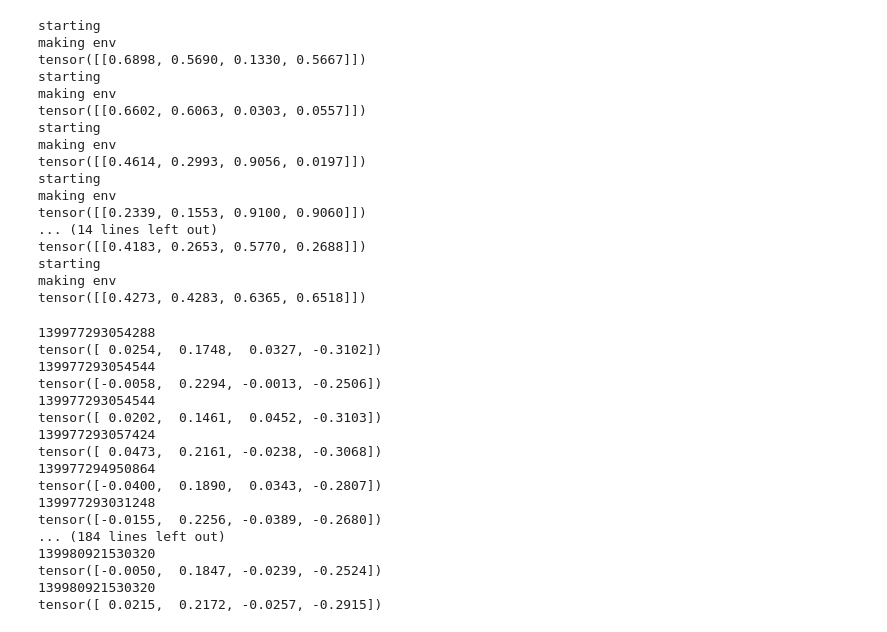
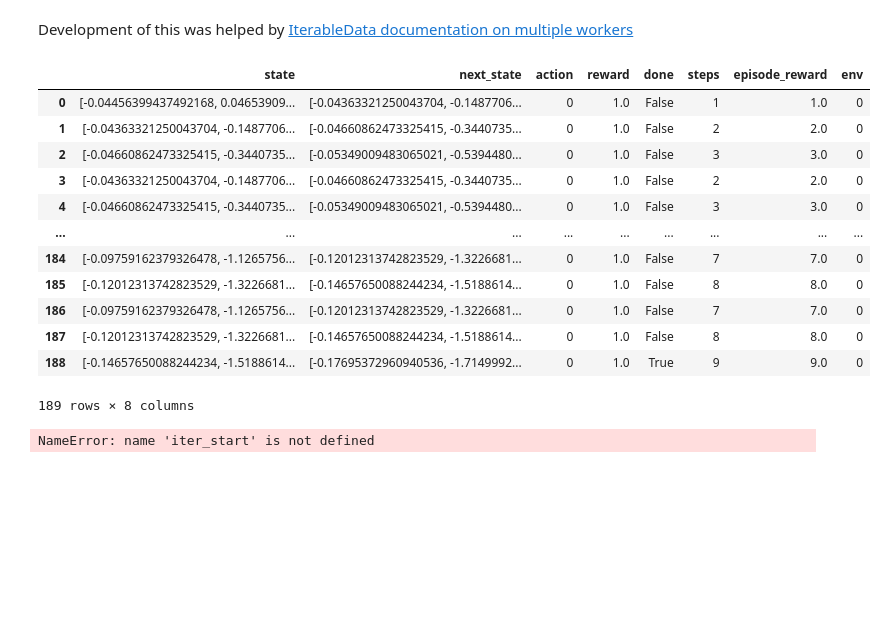
Before and after one commit to josiahls/fast-reinforcement-learning-2, a Jupyter notebook: nbs/05_data.block.ipynb, the cells around one changed output. Drawn from its saved outputs; the diff is of its cells as text; code cells hidden in the pictures; blank space fills up the shorter version.

Commit message:
Added: - outlining for data block. I need to think how I want to rework the experience source. It needs to be as generic as possible... Maybe a good nights sleep will help me figure it out :)

```diff
--- a/nbs/05_data.block.ipynb
+++ b/nbs/05_data.block.ipynb
@@ -66,21 +50,0 @@ class TestDatasetNoModule(Dataset):
-# %%
-for x in DataLoader(TestDatasetNoModule(),num_workers=0):
-    print(x)
-# %% [output]
-starting
-making env
-tensor([[0.6898, 0.5690, 0.1330, 0.5667]])
-starting
-making env
-tensor([[0.6602, 0.6063, 0.0303, 0.0557]])
-starting
-making env
-tensor([[0.4614, 0.2993, 0.9056, 0.0197]])
-starting
-making env
-tensor([[0.2339, 0.1553, 0.9100, 0.9060]])
-... (14 lines left out)
-tensor([[0.4183, 0.2653, 0.5770, 0.2688]])
-starting
-making env
-tensor([[0.4273, 0.4283, 0.6365, 0.6518]])
@@ -107,21 +51,2 @@ class TestDataset(Dataset):
-# %%
-for x in DataLoader(TestDataset(DQN()),num_workers=0):
-    print(x)
-# %% [output]
-139977293054288
-tensor([ 0.0254,  0.1748,  0.0327, -0.3102])
-139977293054544
-tensor([-0.0058,  0.2294, -0.0013, -0.2506])
-139977293054544
-tensor([ 0.0202,  0.1461,  0.0452, -0.3103])
-139977293057424
-tensor([ 0.0473,  0.2161, -0.0238, -0.3068])
-139977294950864
-tensor([-0.0400,  0.1890,  0.0343, -0.2807])
-139977293031248
-tensor([-0.0155,  0.2256, -0.0389, -0.2680])
-... (184 lines left out)
-139980921530320
-tensor([-0.0050,  0.1847, -0.0239, -0.2524])
-139980921530320
-tensor([ 0.0215,  0.2172, -0.0257, -0.2915])
+# %% [markdown]
+Development of this was helped by [IterableData documentation on multiple workers](https://github.com/pytorch/pytorch/blob/4949eea0ffb60dc81a0a78402fa59fdf68206718/torch/utils/data/dataset.py#L64)
@@ -127,0 +154,23 @@ tensor([ 0.0215,  0.2172, -0.0257, -0.2915])
+# %%
+agent=lambda s: [0]
+
+data=None
+
+for e,_ in zip(ExperienceSource('CartPole-v1',agent,seed=0,steps_count=3),range(70)):
+    if data is None: data=pd.DataFrame(e)
+    else:            data=data.append(pd.DataFrame(e),ignore_index=True)
+data
+# %% [output]
+|  | state | next_state | action | reward | done | steps | episode_reward | env |
+| 0 | [-0.04456399437492168, 0.04653909... | [-0.04363321250043704, -0.1487706... | 0 | 1.0 | False | 1 | 1.0 | 0 |
+| 1 | [-0.04363321250043704, -0.1487706... | [-0.04660862473325415, -0.3440735... | 0 | 1.0 | False | 2 | 2.0 | 0 |
+| 2 | [-0.04660862473325415, -0.3440735... | [-0.05349009483065021, -0.5394480... | 0 | 1.0 | False | 3 | 3.0 | 0 |
+| 3 | [-0.04363321250043704, -0.1487706... | [-0.04660862473325415, -0.3440735... | 0 | 1.0 | False | 2 | 2.0 | 0 |
+| 4 | [-0.04660862473325415, -0.3440735... | [-0.05349009483065021, -0.5394480... | 0 | 1.0 | False | 3 | 3.0 | 0 |
+| ... | ... | ... | ... | ... | ... | ... | ... | ... |
+| 184 | [-0.09759162379326478, -1.1265756... | [-0.12012313742823529, -1.3226681... | 0 | 1.0 | False | 7 | 7.0 | 0 |
+| 185 | [-0.12012313742823529, -1.3226681... | [-0.14657650088244234, -1.5188614... | 0 | 1.0 | False | 8 | 8.0 | 0 |
+| 186 | [-0.09759162379326478, -1.1265756... | [-0.12012313742823529, -1.3226681... | 0 | 1.0 | False | 7 | 7.0 | 0 |
+| 187 | [-0.12012313742823529, -1.3226681... | [-0.14657650088244234, -1.5188614... | 0 | 1.0 | False | 8 | 8.0 | 0 |
+| 188 | [-0.14657650088244234, -1.5188614... | [-0.17695372960940536, -1.7149992... | 0 | 1.0 | True | 9 | 9.0 | 0 |
+189 rows × 8 columns
@@ -128,3 +196,8 @@ tensor([ 0.0215,  0.2172, -0.0257, -0.2915])
+# %%
+ds=TestDataset()
+for i in ds:print(i)
+# %% [output]
+NameError: name 'iter_start' is not defined
 # %%
 # hide
 from nbdev.export import *
```
Also changed, not shown: parts of 10 cells of this notebook, 13 other files.
